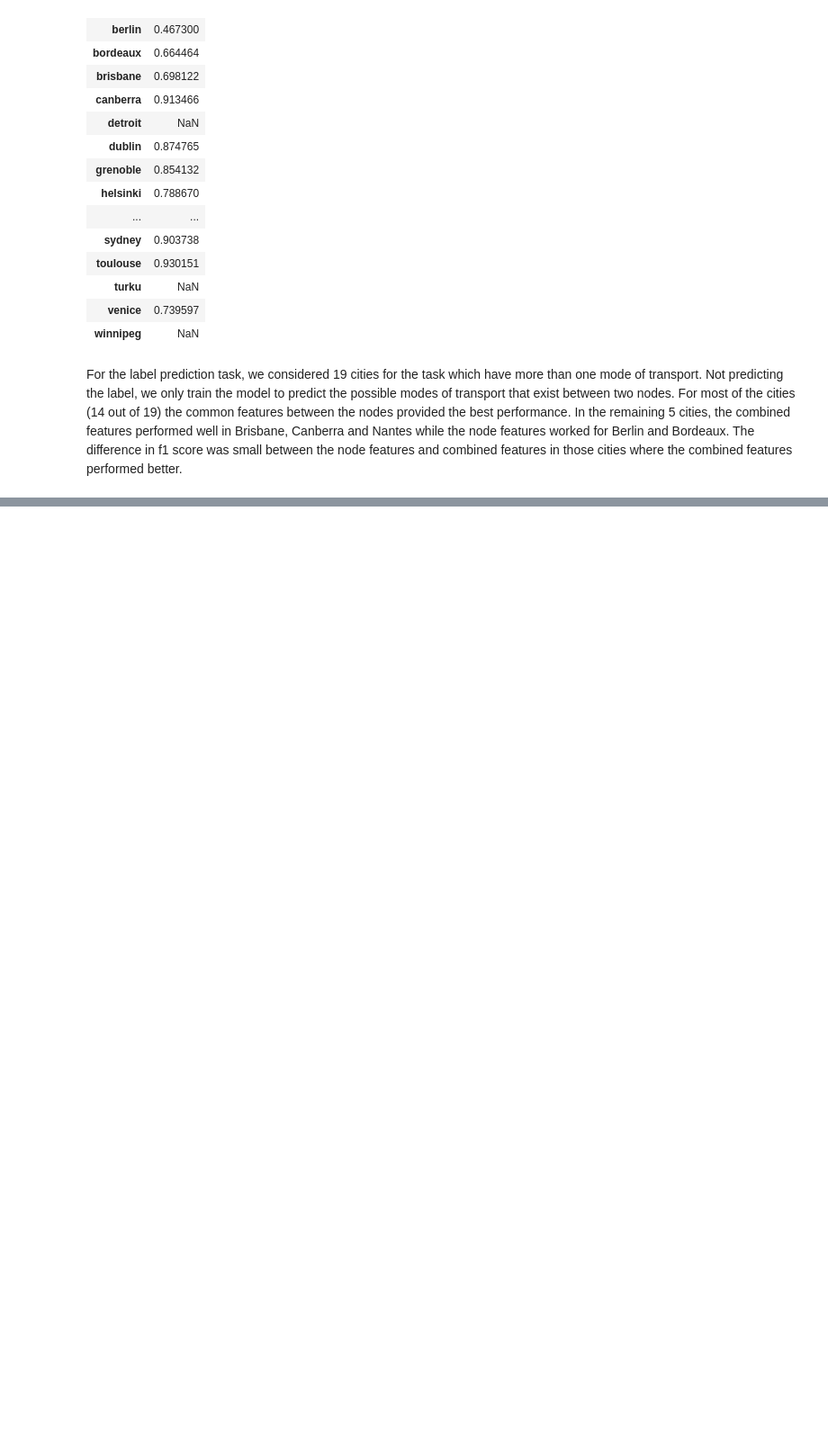
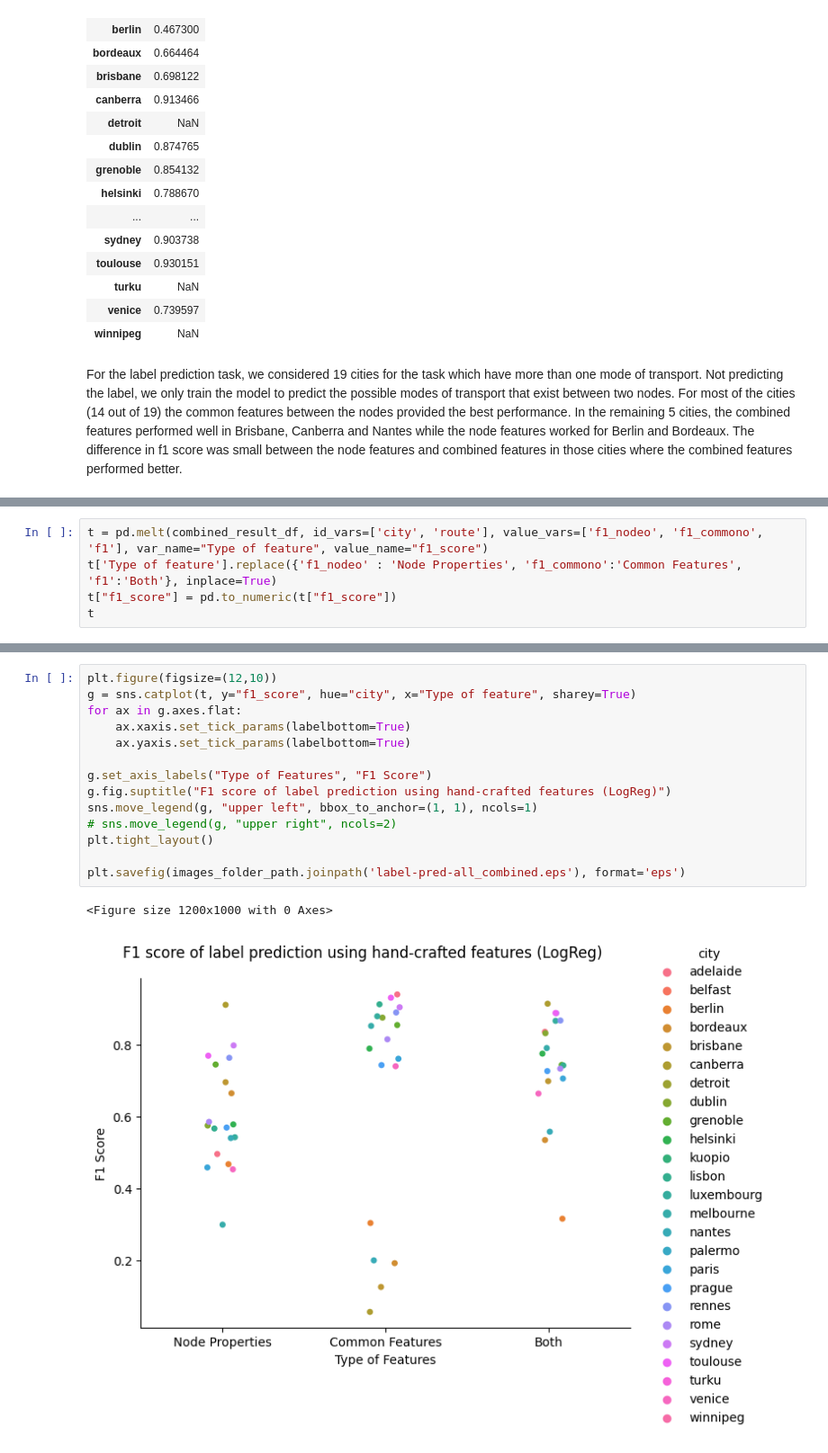
Before and after one commit to ravinitheshreddy/urban-transit-networks-analysis, a Jupyter notebook: notebooks/Exploitation/label-prediction/exploitation-handcraft.ipynb, the cells around one changed output, grey strips where cells are left out. Shown at 90% size. Drawn from its saved outputs; the diff is of its cells as text; blank space fills up the shorter version.

Commit message:
figures for report

```diff
--- a/notebooks/Exploitation/label-prediction/exploitation-handcraft.ipynb
+++ b/notebooks/Exploitation/label-prediction/exploitation-handcraft.ipynb
@@ -517,0 +539,5 @@ For the label prediction task, we considered 19 cities for the task which have m
+# %%
+t = pd.melt(combined_result_df, id_vars=['city', 'route'], value_vars=['f1_nodeo', 'f1_commono', 'f1'], var_name="Type of feature", value_name="f1_score")
+t['Type of feature'].replace({'f1_nodeo' : 'Node Properties', 'f1_commono':'Common Features', 'f1':'Both'}, inplace=True)
+t["f1_score"] = pd.to_numeric(t["f1_score"])
+t
@@ -517,0 +558,17 @@ For the label prediction task, we considered 19 cities for the task which have m
+# %%
+plt.figure(figsize=(12,10))
+g = sns.catplot(t, y="f1_score", hue="city", x="Type of feature", sharey=True)
+for ax in g.axes.flat:
+    ax.xaxis.set_tick_params(labelbottom=True)
+    ax.yaxis.set_tick_params(labelbottom=True)
+
+g.set_axis_labels("Type of Features", "F1 Score")
+g.fig.suptitle("F1 score of label prediction using hand-crafted features (LogReg)")
+sns.move_legend(g, "upper left", bbox_to_anchor=(1, 1), ncols=1)
+# sns.move_legend(g, "upper right", ncols=2)
+plt.tight_layout()
+
+plt.savefig(images_folder_path.joinpath('label-pred-all_combined.eps'), format='eps')
+# %% [output]
+<Figure size 1200x1000 with 0 Axes>
+[figure, added]
```
Also changed, not shown: parts of 2 cells of this notebook, 4 other files.
